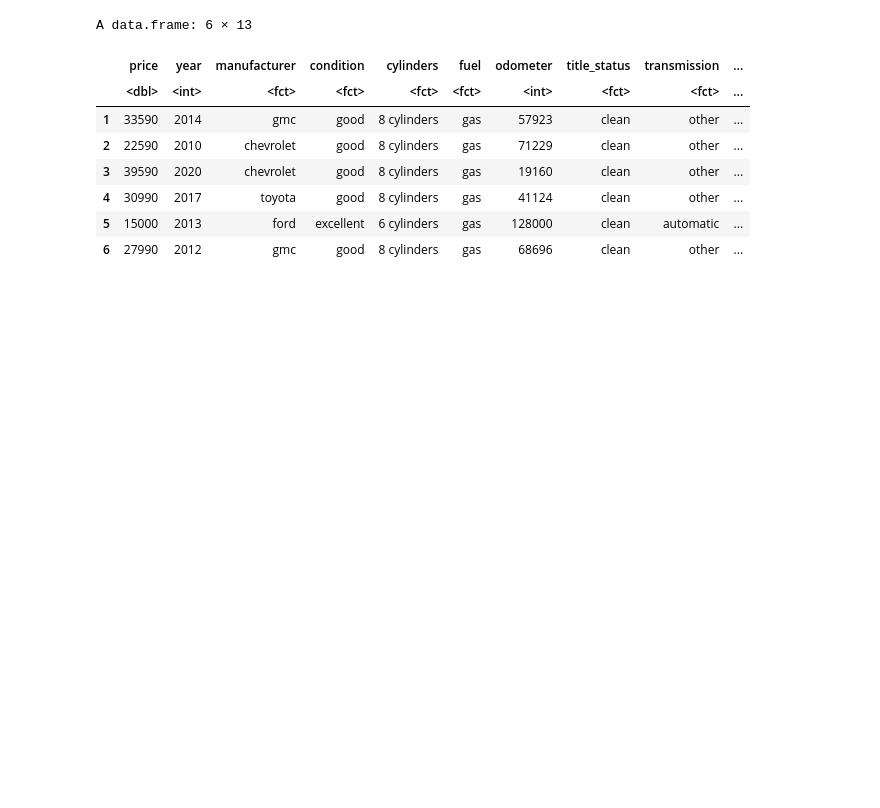
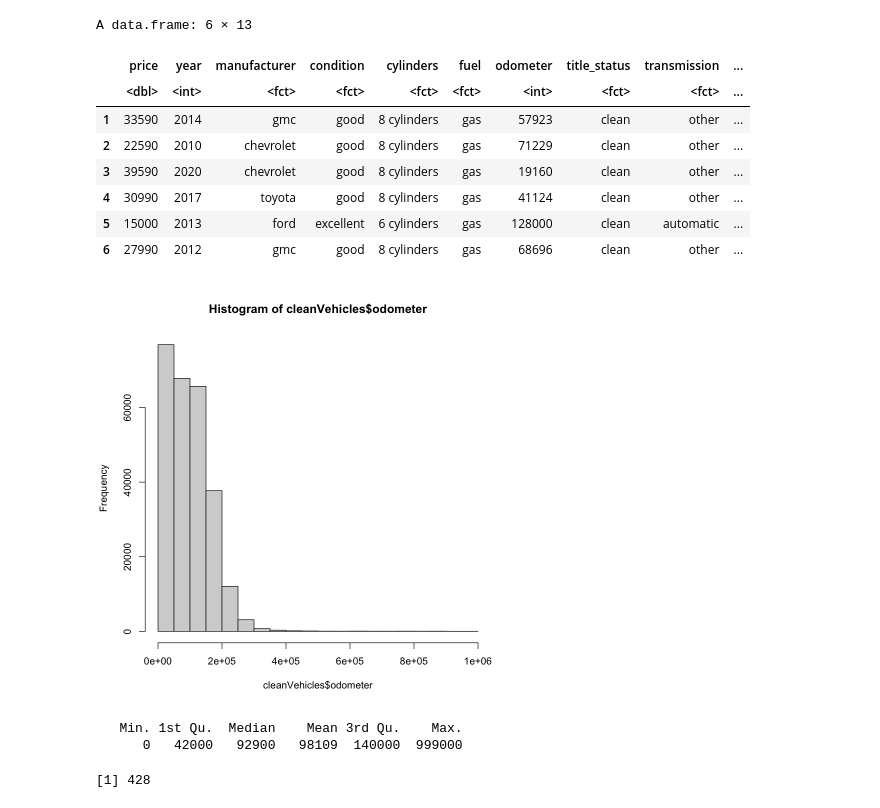
Before and after one commit to SorenRajani/STAT_447B_Project, a Jupyter notebook: dataClean.ipynb, the cells around one changed output. Cells and saved outputs as stored; diff of their text form; code cells hidden in the pictures; blank space fills up the shorter version.

Commit message:
cut off for odometer values

```diff
--- a/dataClean.ipynb
+++ b/dataClean.ipynb
@@ -47,6 +47,7 @@ cleanData = function(df,vars){
     cleanedVehicles <<- df[ , !(names(df) %in% vars)]%>% #remove certain columns
     filter(price>1000, price < 200000)%>% #remove cars outside of (1000,1000000)
     filter(price != 1234,price != 12345, price != 123456, price != 54321) %>% #remoce cars with prices following a pattern
+    filter(odometer < 999999) %>%
     drop_na()%>% #drop missing values
     mutate_if(sapply(., is.character), as.factor) %>% #factorizes <chr> variables
     distinct()  # drops duplicate values
@@ -76,3 +77,16 @@ A data.frame: 6 × 13
 | 4 | 30990 | 2017 | toyota | good | 8 cylinders | gas | 41124 | clean | other | ... |
 | 5 | 15000 | 2013 | ford | excellent | 6 cylinders | gas | 128000 | clean | automatic | ... |
 | 6 | 27990 | 2012 | gmc | good | 8 cylinders | gas | 68696 | clean | other | ... |
+# %%
+hist(cleanVehicles$odometer)
+# %% [output]
+[figure, added]
+# %%
+summary(cleanVehicles$odometer)
+# %% [output]
+   Min. 1st Qu.  Median    Mean 3rd Qu.    Max.
+      0   42000   92900   98109  140000  999000
+# %%
+length(which(cleanVehicles$odometer >= 500000))
+# %% [output]
+[1] 428
```
